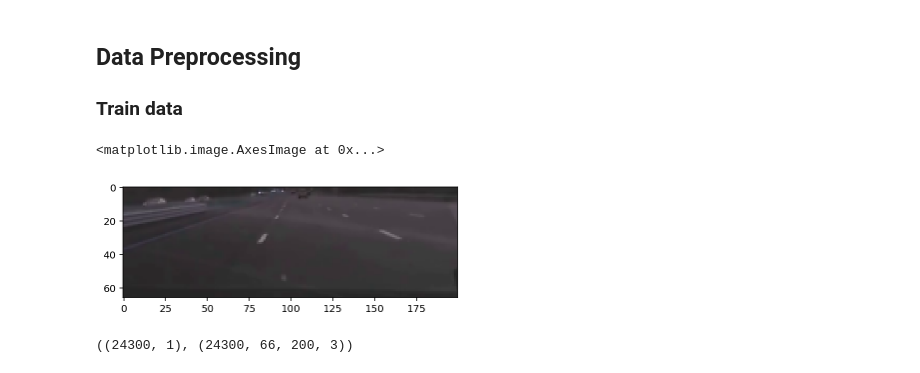
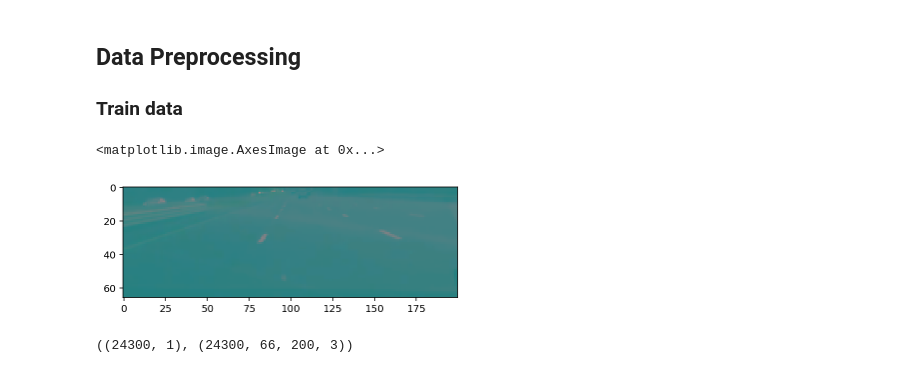
Before and after one commit to gwwang16/MLND-Capstone-Project-DeepTesla, a Jupyter notebook: DeepTesla.ipynb, the cells around one changed output. Drawn from its saved outputs; the diff is of its cells as text; code cells hidden in the pictures.

Commit message:
feat: Change benchmark model
Change benchmark model to Nvidia model, add YUV data processing mode

```diff
--- a/DeepTesla.ipynb
+++ b/DeepTesla.ipynb
@@ -142,11 +142,11 @@ The frame count of video is large than csv 2 frame counts
 ### Train data
 # %%
 # Load epoches 1-9 as train data
-imgs_data, wheels_data = preprocess.load_data('train')
+imgs_data, wheels_data = preprocess.load_data('train', 'YUV')
 plt.imshow(imgs_data[1])
 # %% [output]
 <matplotlib.image.AxesImage at 0x...>
-[figure, old version]
+[figure, new version]
 # %%
 # Transfer datatype
 imgs_data = np.array(imgs_data)
```
Also changed, not shown: parts of 35 cells of this notebook, 5 other files.
